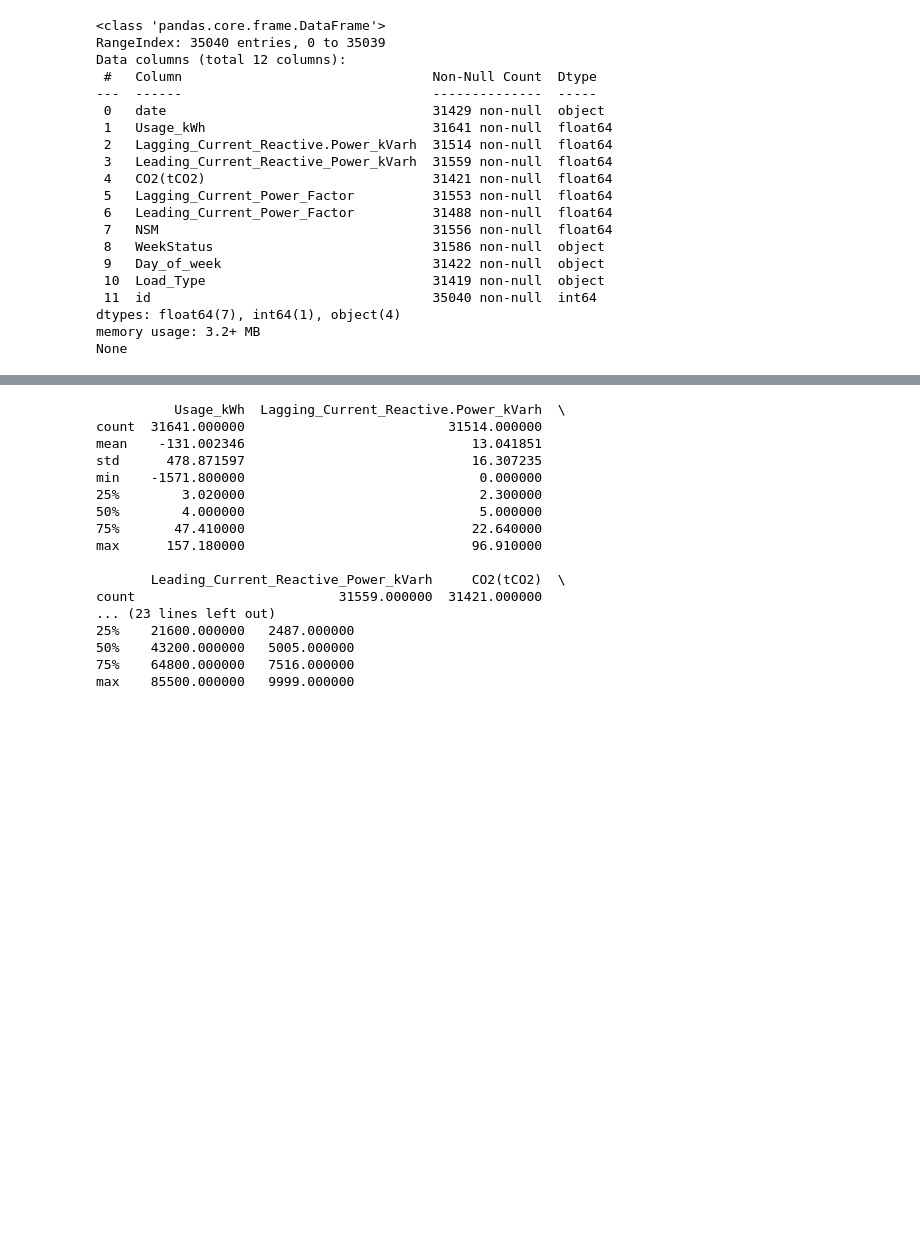
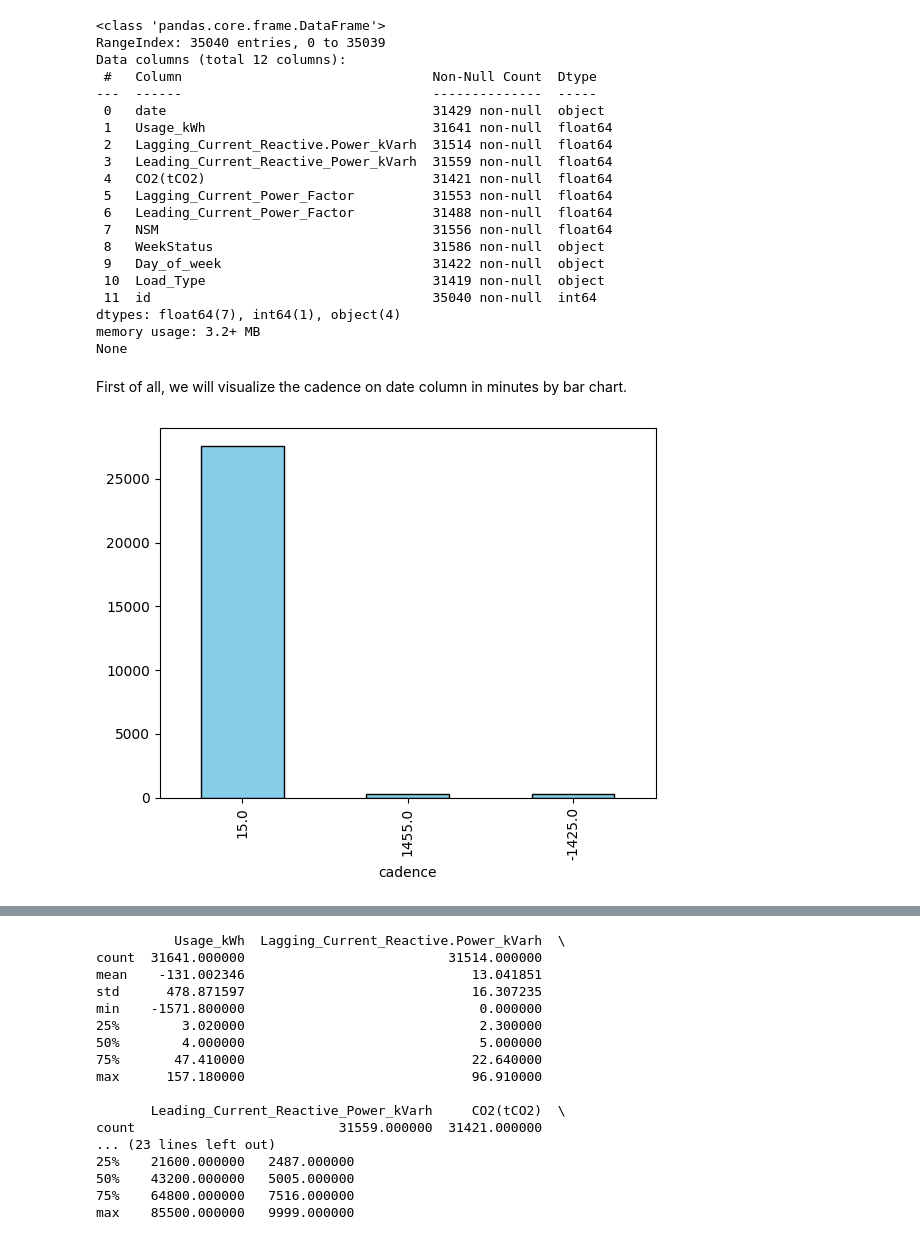
Before and after one commit to martinsphl/MAI5035, a Jupyter notebook: TAREFA_1_1.ipynb, the cells around one changed output, grey strips where cells are left out. Drawn from its saved outputs; the diff is of its cells as text; code cells hidden in the pictures; blank space fills up the shorter version.

```diff
--- a/TAREFA_1_1.ipynb
+++ b/TAREFA_1_1.ipynb
@@ -73,3 +73,15 @@ Data columns (total 12 columns):
 dtypes: float64(7), int64(1), object(4)
 memory usage: 3.2+ MB
 None
+# %% [markdown]
+First of all, we will visualize the cadence on date column in minutes by bar chart.
+# %%
+# Change the column type to be able to apply some arithmetic to this column
+df['date_format'] = pd.to_datetime(df['date'], format="%d/%m/%Y %H:%M", errors='coerce')
+df['cadence'] = df.date_format - df.date_format.shift() # on datetime format
+# replace datetime format by int one to count how many minutes there are
+df['cadence'] = df.cadence.dt.total_seconds() / 60
+df['cadence'].value_counts().plot(kind='bar', color='skyblue', edgecolor='black')
+df.drop(columns=['cadence', 'date_format'], axis=1, inplace=True)
+# %% [output]
+[figure, added]
```
Also changed, not shown: parts of 28 cells of this notebook.
